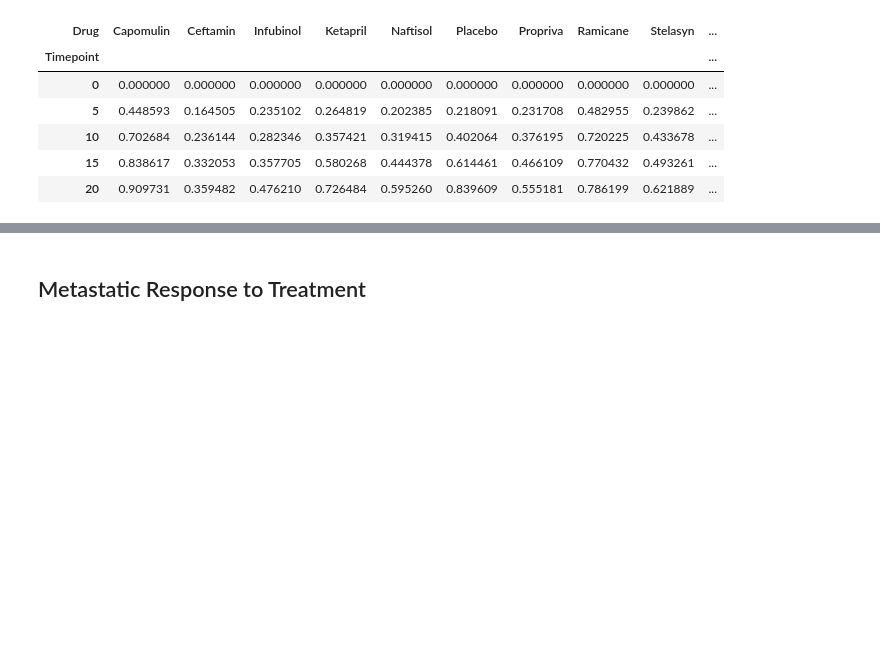
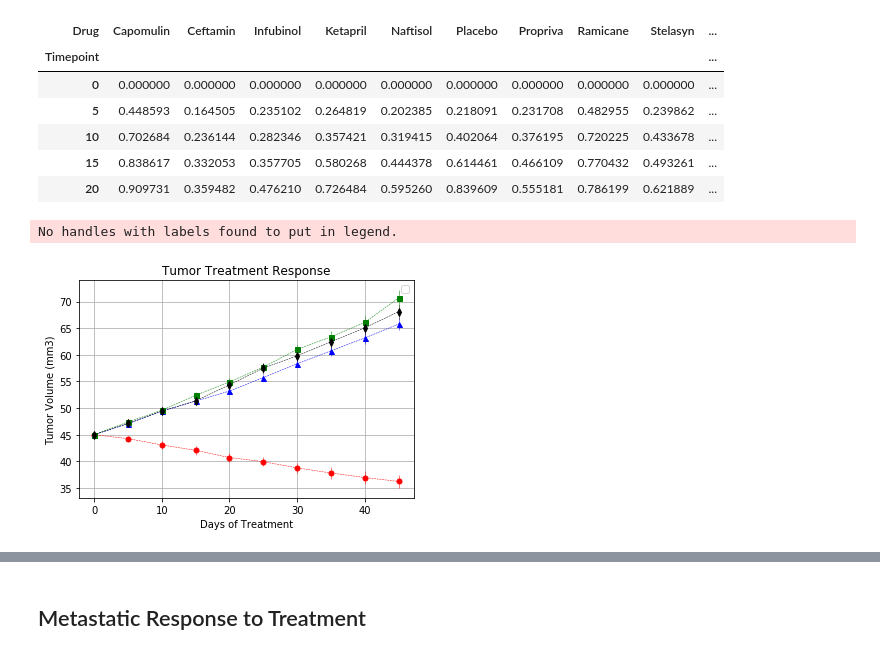
Before and after one commit to Lachman1313/MatPlotLib-HW, a Jupyter notebook: pymaceuticals_starter.ipynb, the cells around one changed output, grey strips where cells are left out. Cells and saved outputs as stored; diff of their text form; code cells hidden in the pictures; blank space fills up the shorter version.

Commit message:
graph

```diff
--- a/pymaceuticals_starter.ipynb
+++ b/pymaceuticals_starter.ipynb
@@ -88,3 +84,26 @@ tumor_vols.head()
+# %%
+# Generate the Plot (with Error Bars)
+plt.errorbar(new_tum_mean.index, new_tum_mean["Capomulin"],
+             yerr=tumor_vols["Capomulin"], color="r", marker="o", markersize=5, linestyle="dashed", linewidth=0.50)
+plt.errorbar(new_tum_mean.index, new_tum_mean["Infubinol"],
+             yerr=tumor_vols["Infubinol"], color="b", marker="^", markersize=5, linestyle="dashed", linewidth=0.50)
+plt.errorbar(new_tum_mean.index, new_tum_mean["Ketapril"],
+             yerr=tumor_vols["Ketapril"], color="g", marker="s", markersize=5, linestyle="dashed", linewidth=0.50)
+plt.errorbar(new_tum_mean.index, new_tum_mean["Placebo"],
+             yerr=tumor_vols["Placebo"], color="k", marker="d", markersize=5, linestyle="dashed", linewidth=0.50)
+
+plt.title("Tumor Treatment Response")
+plt.xlabel("Days of Treatment")
+plt.ylabel("Tumor Volume (mm3)")
+plt.grid(True)
+plt.legend(loc="best")
+# Save the Figure
+plt.savefig("graph1.png")
+
+plt.show()
+# %% [output]
+No handles with labels found to put in legend.
+[figure, added]
 # %%
 # Show the Figure
 plt.show()
```
Also changed, not shown: parts of 1 cell of this notebook.
